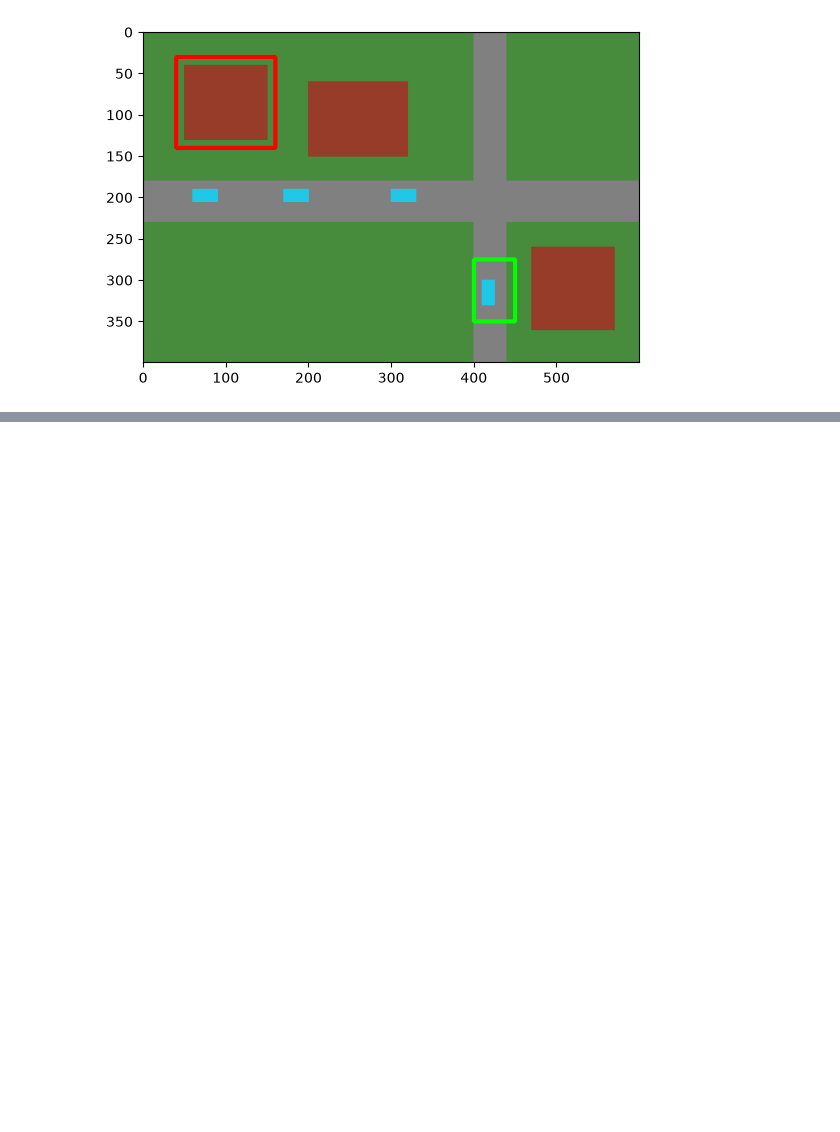
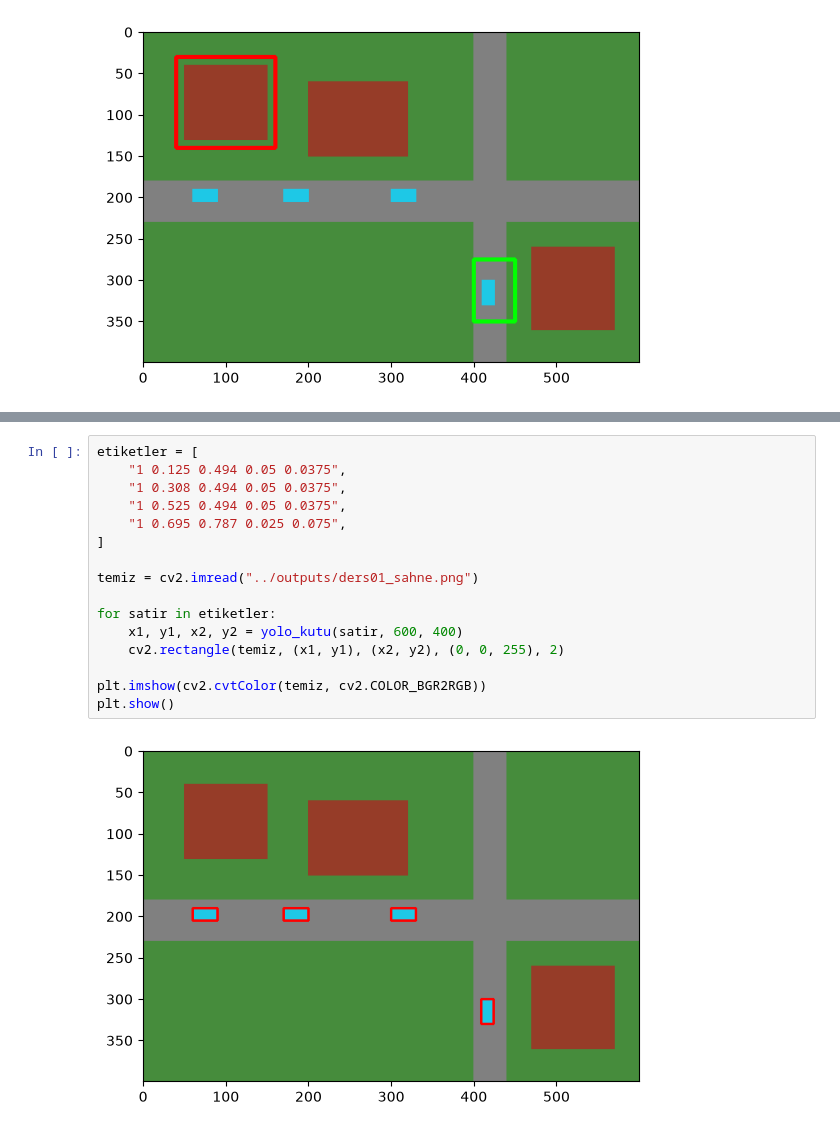
Before and after one commit to EerenDemirci/iha-goruntu-isleme, a Jupyter notebook: notebooks/00_calisma.ipynb, the cells around one changed output, grey strips where cells are left out. Saved outputs shown, nothing was run; the diff lists cells and outputs as text; blank space fills up the shorter version.

```diff
--- a/notebooks/00_calisma.ipynb
+++ b/notebooks/00_calisma.ipynb
@@ -141,0 +259,18 @@ plt.show()
+# %%
+etiketler = [
+    "1 0.125 0.494 0.05 0.0375",
+    "1 0.308 0.494 0.05 0.0375",
+    "1 0.525 0.494 0.05 0.0375",
+    "1 0.695 0.787 0.025 0.075",
+]
+
+temiz = cv2.imread("../outputs/ders01_sahne.png")
+
+for satir in etiketler:
+    x1, y1, x2, y2 = yolo_kutu(satir, 600, 400)
+    cv2.rectangle(temiz, (x1, y1), (x2, y2), (0, 0, 255), 2)
+
+plt.imshow(cv2.cvtColor(temiz, cv2.COLOR_BGR2RGB))
+plt.show()
+# %% [output]
+[figure, added]
```
Also changed, not shown: parts of 12 cells of this notebook, 2 other files.
